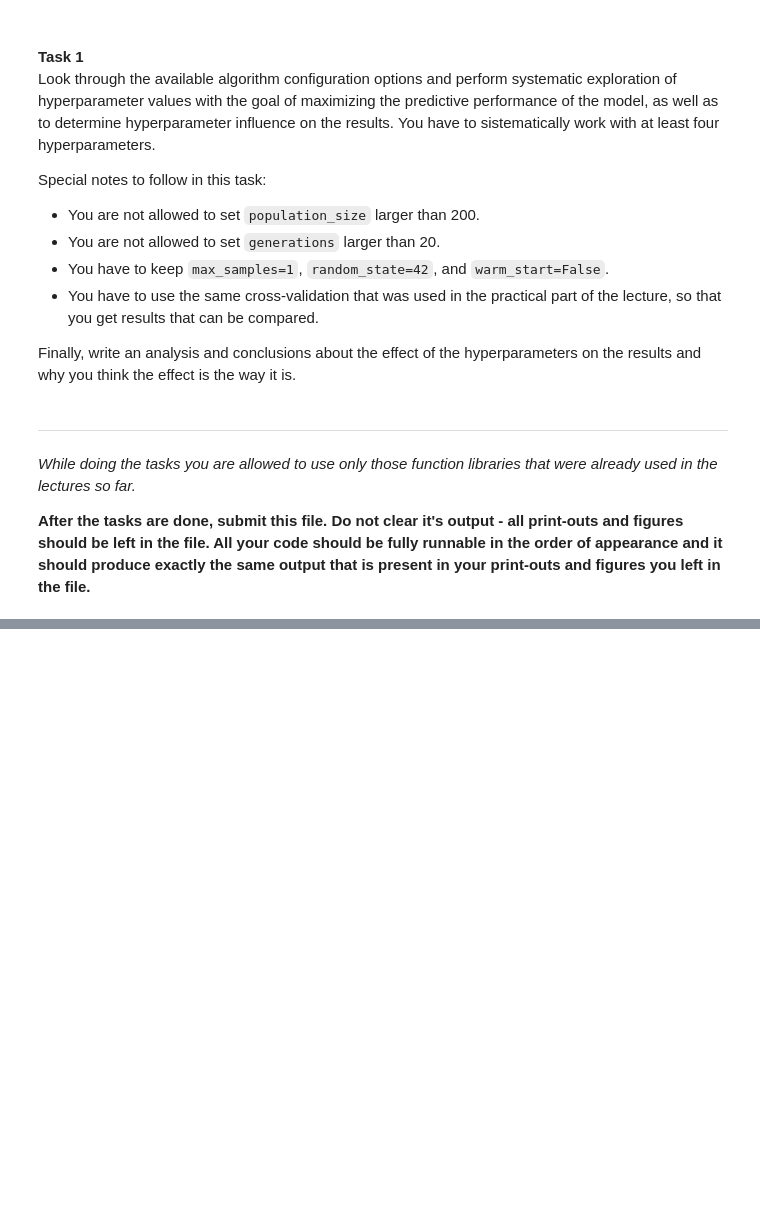
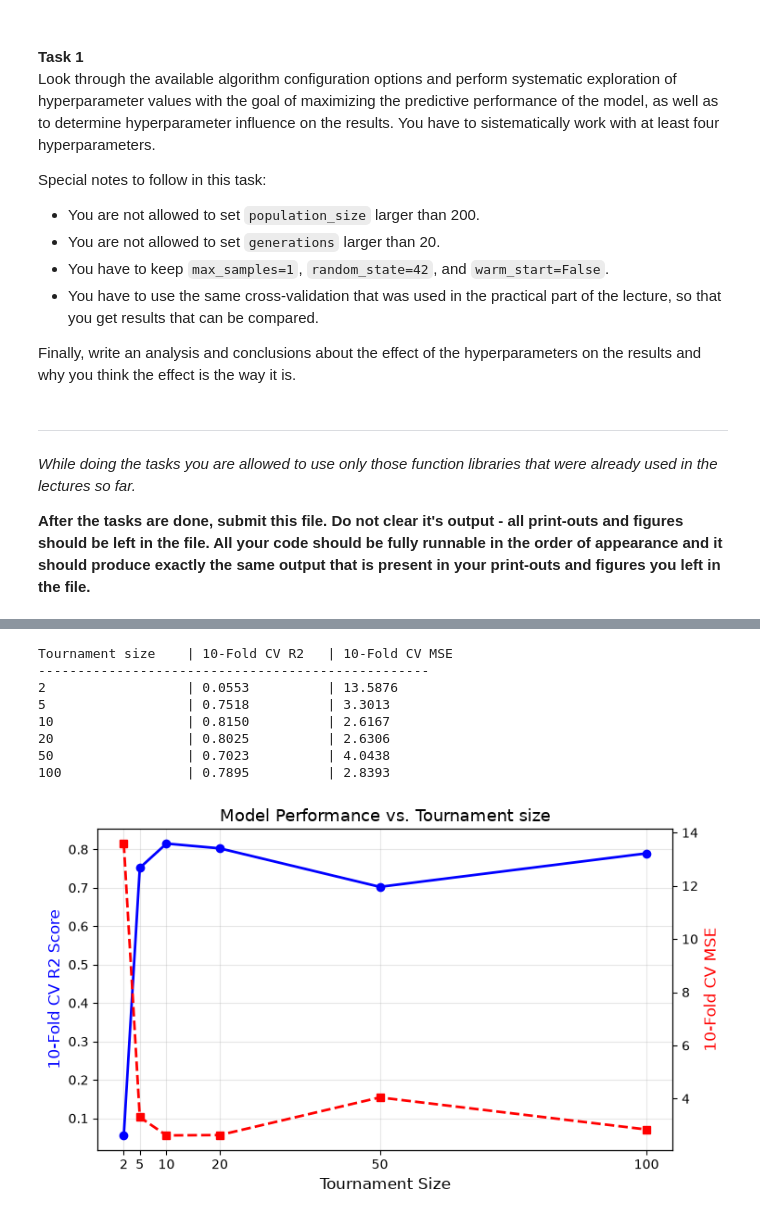
Before and after one commit to Sparkobbable/machine-learning-algorithms, a Jupyter notebook: 11_Assignment_EN.ipynb, the cells around one changed output, grey strips where cells are left out. Drawn from its saved outputs; the diff is of its cells as text; code cells hidden in the pictures; blank space fills up the shorter version.

```diff
--- a/11_Assignment_EN.ipynb
+++ b/11_Assignment_EN.ipynb
@@ -22,0 +177,34 @@ Finally, write an analysis and conclusions about the effect of the hyperparamete
+# %%
+tour_sizes = [2, 5, 10, 20, 50, 100]
+tour_r2_scores = []
+tour_mse_scores = []
+
+print(f"{'Tournament size':<18} | {'10-Fold CV R2':<15} | {'10-Fold CV MSE':<15}")
+print("-" * 50)
+for t in tour_sizes:
+    r2, mse = evaluate_gp(tournament_size=t)
+    tour_r2_scores.append(r2)
+    tour_mse_scores.append(mse)
+    print(f"{t:<18d} | {r2:<15.4f} | {mse:<15.4f}")
+
+fig, ax1 = plt.subplots(figsize=(8, 4.5))
+ax2 = ax1.twinx()
+ax1.plot(tour_sizes, tour_r2_scores, 'b-o', label='R2 score', linewidth=2)
+ax2.plot(tour_sizes, tour_mse_scores, 'r--s', label='MSE', linewidth=2)
+ax1.set_xlabel('Tournament Size', fontsize=12)
+ax1.set_ylabel('10-Fold CV R2 Score', color='b', fontsize=12)
+ax2.set_ylabel('10-Fold CV MSE', color='r', fontsize=12)
+ax1.set_title('Model Performance vs. Tournament size', fontsize=13)
+ax1.set_xticks(tour_sizes)
+ax1.grid(True, alpha=0.3)
+plt.show()
+# %% [output]
+Tournament size    | 10-Fold CV R2   | 10-Fold CV MSE
+--------------------------------------------------
+2                  | 0.0553          | 13.5876
+5                  | 0.7518          | 3.3013
+10                 | 0.8150          | 2.6167
+20                 | 0.8025          | 2.6306
+50                 | 0.7023          | 4.0438
+100                | 0.7895          | 2.8393
+[figure, added]
```
Also changed, not shown: parts of 23 cells of this notebook.
